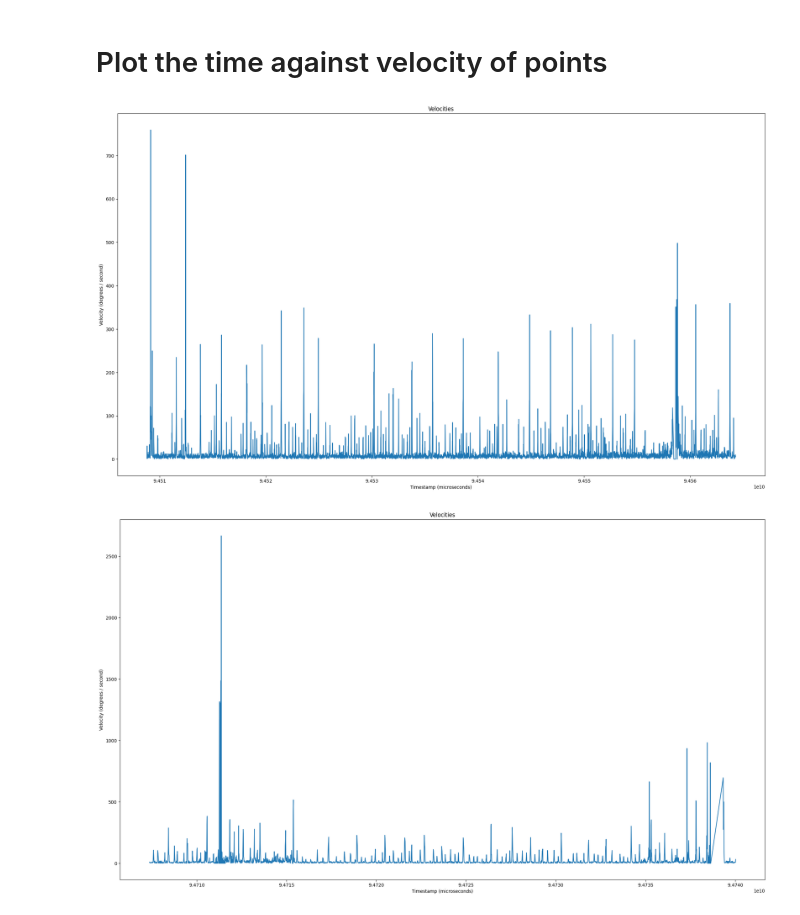
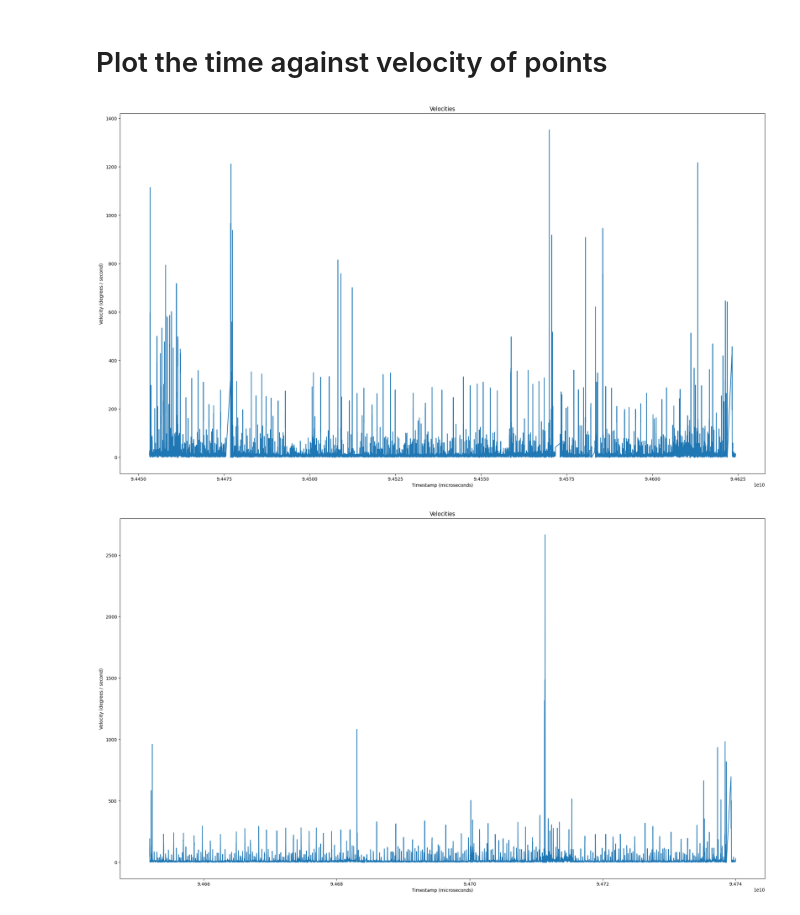
Before and after one commit to SlimShadyIAm/flow, a Jupyter notebook: apps/backend/velocity.ipynb, the cells around one changed output. Saved outputs shown, nothing was run; the diff lists cells and outputs as text; code cells hidden in the pictures.

```diff
--- a/apps/backend/velocity.ipynb
+++ b/apps/backend/velocity.ipynb
@@ -68,33 +68,33 @@ for participant in participant_ids:
     import json
     with open(gaze_data_filepath, "r") as f:
       gaze_data = json.load(f)
 
-    gaze_data = gaze_data["data"][5000:10000]
+    gaze_data = gaze_data["data"]
 
     timestamps = []
     velocities = []
     for a, b in zip(gaze_data, gaze_data[1:]):
       if a["right_gaze_point_validity"] == 0 or b["right_gaze_point_validity"] == 0:
         continue
 
       delta_x = (b["right_gaze_point_on_display_area"][0] - a["right_gaze_point_on_display_area"][0]) * X_PIXELS
       delta_y = (b["right_gaze_point_on_display_area"][1] - a["right_gaze_point_on_display_area"][1]) * Y_PIXELS
 
       distance = np.sqrt(delta_x ** 2 + delta_y ** 2) * DEGREES_PER_PIXEL
 
       velocity =  distance / (b["system_time_stamp"] - a["system_time_stamp"]) * 1_000_000
 
       timestamps.append(b["system_time_stamp"])
       velocities.append(velocity)
 
 
     # plot the velocities
     fig, ax = plt.subplots(figsize=(X_PIXELS / 100, Y_PIXELS / 100))
     ax.plot(timestamps, velocities)
     plt.title("Velocities")
     plt.xlabel("Timestamp (microseconds)")
     plt.ylabel("Velocity (degrees / second)")
     plt.show()
 # %% [output]
-[figure, old version]
+[figure, new version]
-[figure, old version]
+[figure, new version]
```
Also changed, not shown: 1 other file.
